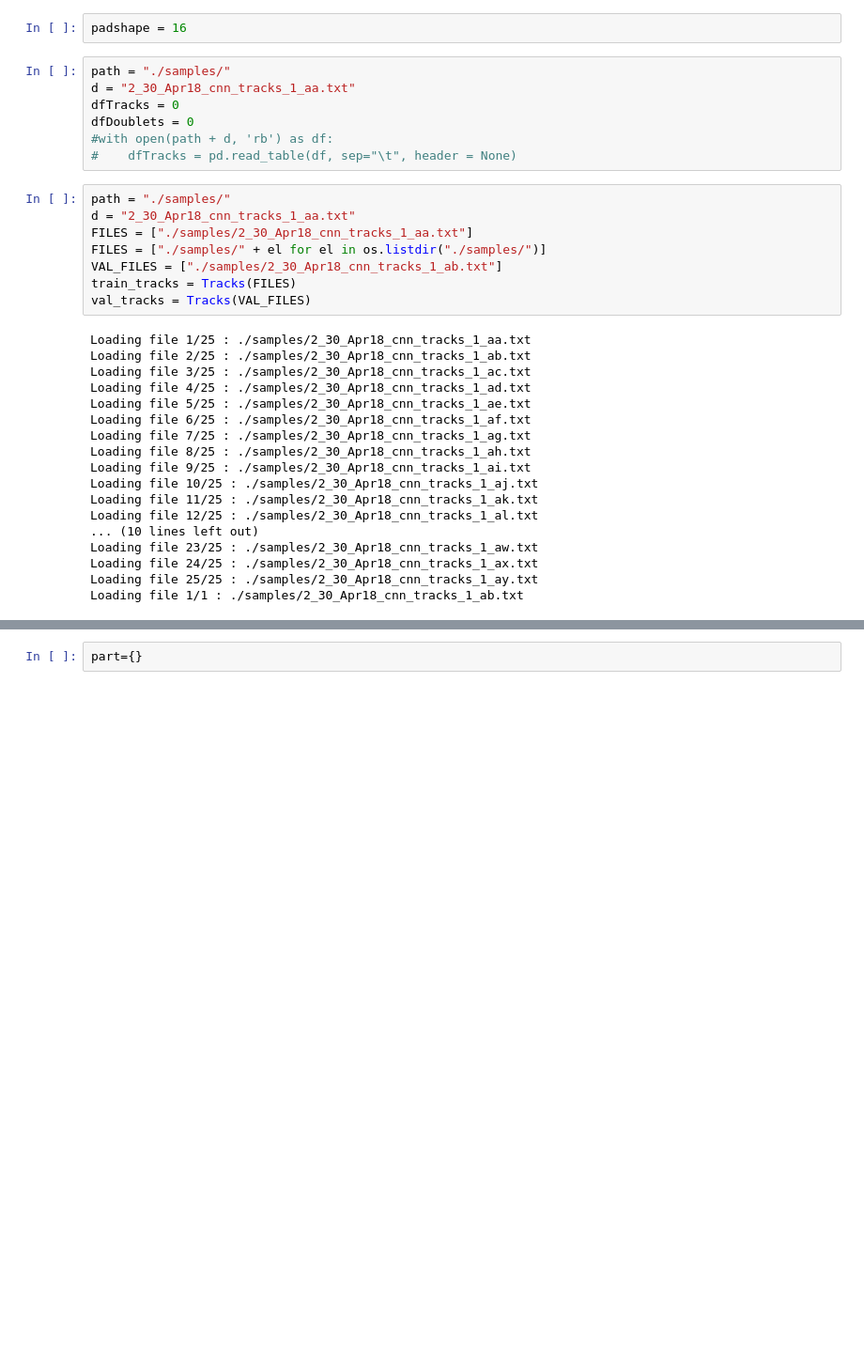
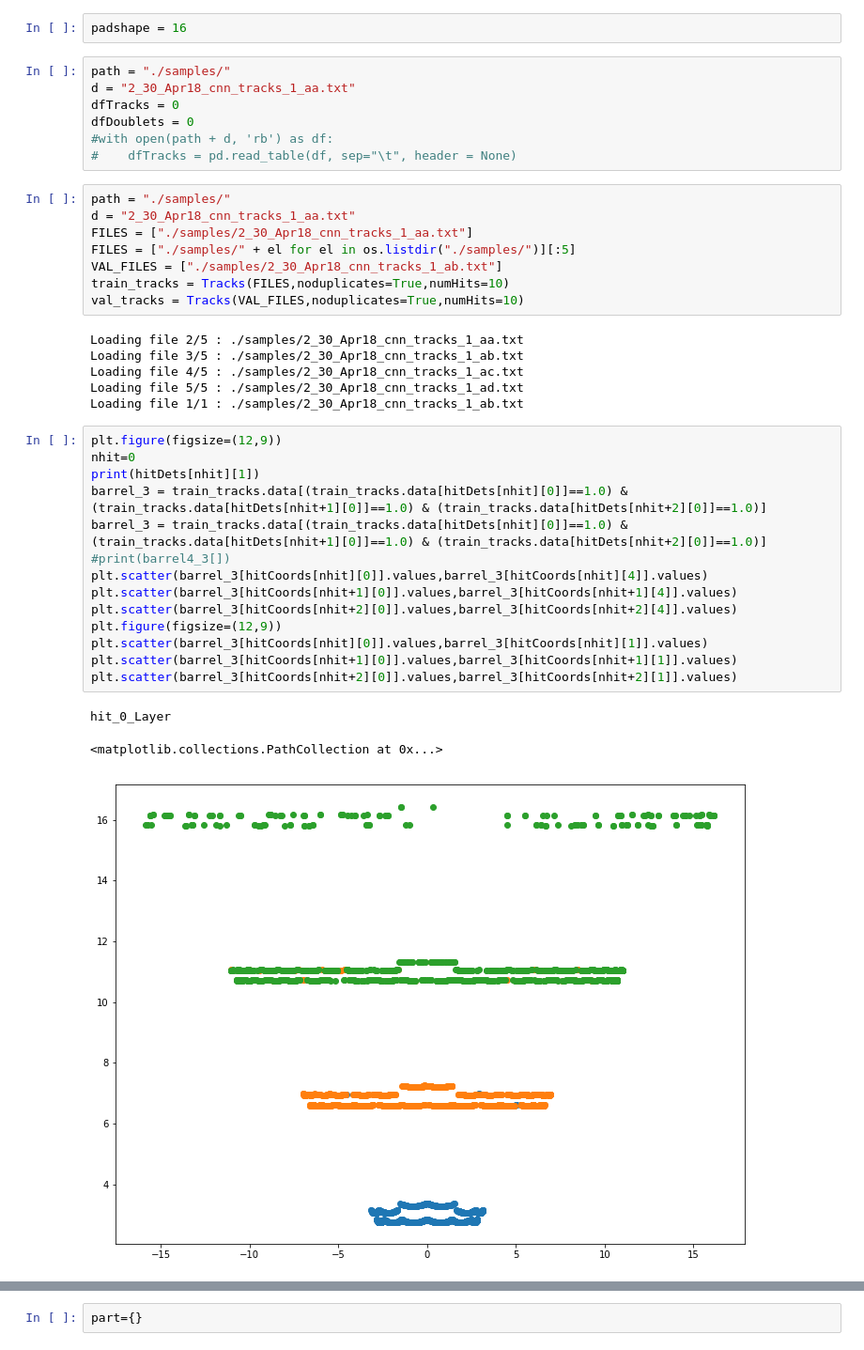
Before and after one commit to ChuyuanLiu/CNNFiltering, a Jupyter notebook: jupyters/cnn_tracks.ipynb, the cells around one changed output, grey strips where cells are left out. Shown at 94% size. Cells and saved outputs as stored; diff of their text form; blank space fills up the shorter version.

```diff
--- a/jupyters/cnn_tracks.ipynb
+++ b/jupyters/cnn_tracks.ipynb
@@ -70,25 +70,31 @@ dfDoublets = 0
 path = "./samples/"
 d = "2_30_Apr18_cnn_tracks_1_aa.txt"
 FILES = ["./samples/2_30_Apr18_cnn_tracks_1_aa.txt"]
-FILES = ["./samples/" + el for el in os.listdir("./samples/")]
+FILES = ["./samples/" + el for el in os.listdir("./samples/")][:5]
 VAL_FILES = ["./samples/2_30_Apr18_cnn_tracks_1_ab.txt"]
-train_tracks = Tracks(FILES)
-val_tracks = Tracks(VAL_FILES)
+train_tracks = Tracks(FILES,noduplicates=True,numHits=10)
+val_tracks = Tracks(VAL_FILES,noduplicates=True,numHits=10)
 # %% [output]
-Loading file 1/25 : ./samples/2_30_Apr18_cnn_tracks_1_aa.txt
-Loading file 2/25 : ./samples/2_30_Apr18_cnn_tracks_1_ab.txt
-Loading file 3/25 : ./samples/2_30_Apr18_cnn_tracks_1_ac.txt
-Loading file 4/25 : ./samples/2_30_Apr18_cnn_tracks_1_ad.txt
-Loading file 5/25 : ./samples/2_30_Apr18_cnn_tracks_1_ae.txt
-Loading file 6/25 : ./samples/2_30_Apr18_cnn_tracks_1_af.txt
-Loading file 7/25 : ./samples/2_30_Apr18_cnn_tracks_1_ag.txt
-Loading file 8/25 : ./samples/2_30_Apr18_cnn_tracks_1_ah.txt
-Loading file 9/25 : ./samples/2_30_Apr18_cnn_tracks_1_ai.txt
-Loading file 10/25 : ./samples/2_30_Apr18_cnn_tracks_1_aj.txt
-Loading file 11/25 : ./samples/2_30_Apr18_cnn_tracks_1_ak.txt
-Loading file 12/25 : ./samples/2_30_Apr18_cnn_tracks_1_al.txt
-... (10 lines left out)
-Loading file 23/25 : ./samples/2_30_Apr18_cnn_tracks_1_aw.txt
-Loading file 24/25 : ./samples/2_30_Apr18_cnn_tracks_1_ax.txt
-Loading file 25/25 : ./samples/2_30_Apr18_cnn_tracks_1_ay.txt
+Loading file 2/5 : ./samples/2_30_Apr18_cnn_tracks_1_aa.txt
+Loading file 3/5 : ./samples/2_30_Apr18_cnn_tracks_1_ab.txt
+Loading file 4/5 : ./samples/2_30_Apr18_cnn_tracks_1_ac.txt
+Loading file 5/5 : ./samples/2_30_Apr18_cnn_tracks_1_ad.txt
 Loading file 1/1 : ./samples/2_30_Apr18_cnn_tracks_1_ab.txt
+# %%
+plt.figure(figsize=(12,9))
+nhit=0
+print(hitDets[nhit][1])
+barrel_3 = train_tracks.data[(train_tracks.data[hitDets[nhit][0]]==1.0) & (train_tracks.data[hitDets[nhit+1][0]]==1.0) & (train_tracks.data[hitDets[nhit+2][0]]==1.0)]
+barrel_3 = train_tracks.data[(train_tracks.data[hitDets[nhit][0]]==1.0) & (train_tracks.data[hitDets[nhit+1][0]]==1.0) & (train_tracks.data[hitDets[nhit+2][0]]==1.0)]
+#print(barrel4_3[])
+plt.scatter(barrel_3[hitCoords[nhit][0]].values,barrel_3[hitCoords[nhit][4]].values)
+plt.scatter(barrel_3[hitCoords[nhit+1][0]].values,barrel_3[hitCoords[nhit+1][4]].values)
+plt.scatter(barrel_3[hitCoords[nhit+2][0]].values,barrel_3[hitCoords[nhit+2][4]].values)
+plt.figure(figsize=(12,9))
+plt.scatter(barrel_3[hitCoords[nhit][0]].values,barrel_3[hitCoords[nhit][1]].values)
+plt.scatter(barrel_3[hitCoords[nhit+1][0]].values,barrel_3[hitCoords[nhit+1][1]].values)
+plt.scatter(barrel_3[hitCoords[nhit+2][0]].values,barrel_3[hitCoords[nhit+2][1]].values)
+# %% [output]
+hit_0_Layer
+<matplotlib.collections.PathCollection at 0x...>
+[figure, added]
```
Also changed, not shown: parts of 13 cells of this notebook, 4 other files.
